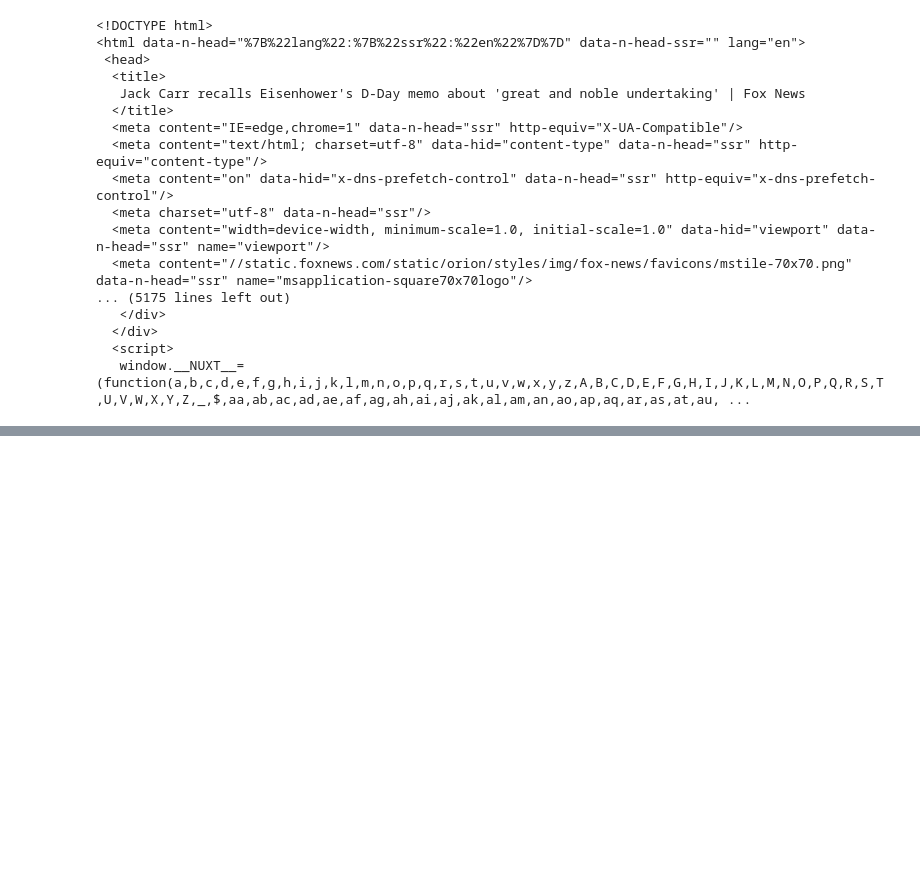
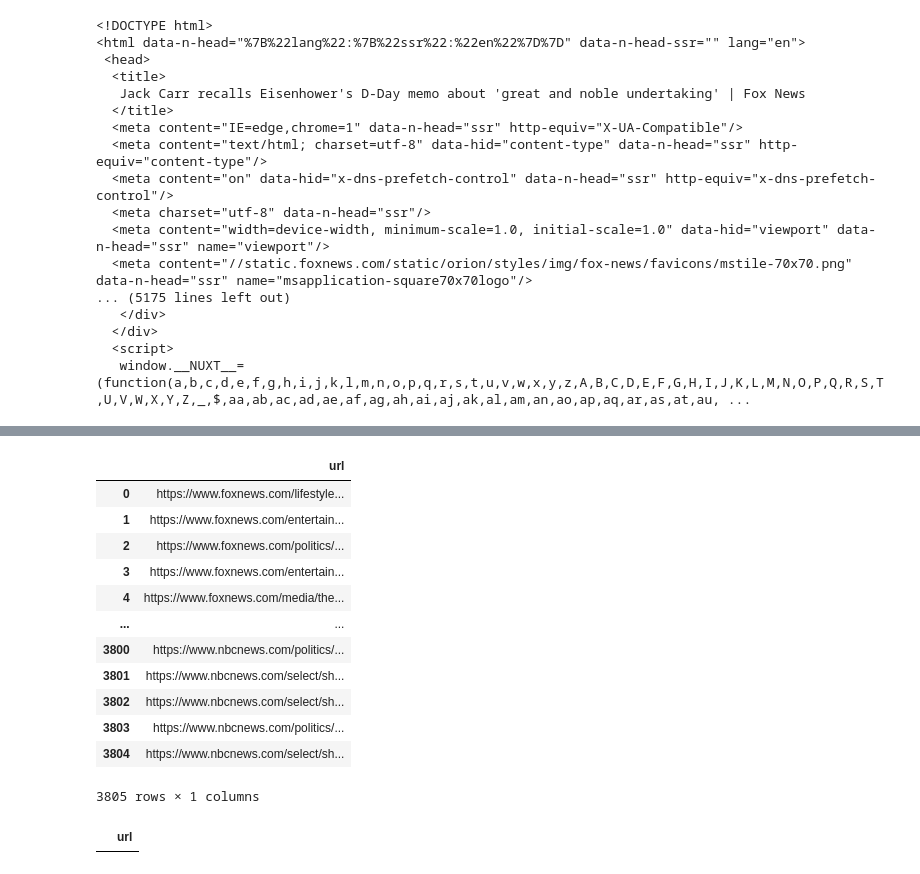
Before and after one commit to r0hankrishnan/cis-5190-news, a Jupyter notebook: notebooks/01_scraping_demo.ipynb, the cells around one changed output, grey strips where cells are left out. Saved outputs shown, nothing was run; the diff lists cells and outputs as text; code cells hidden in the pictures; blank space fills up the shorter version.

```diff
--- a/notebooks/01_scraping_demo.ipynb
+++ b/notebooks/01_scraping_demo.ipynb
@@ -198,0 +205,16 @@ article_info = {
+# %%
+links
+# %% [output]
+|  | url |
+| 0 | https://www.foxnews.com/lifestyle... |
+| 1 | https://www.foxnews.com/entertain... |
+| 2 | https://www.foxnews.com/politics/... |
+| 3 | https://www.foxnews.com/entertain... |
+| 4 | https://www.foxnews.com/media/the... |
+| ... | ... |
+| 3800 | https://www.nbcnews.com/politics/... |
+| 3801 | https://www.nbcnews.com/select/sh... |
+| 3802 | https://www.nbcnews.com/select/sh... |
+| 3803 | https://www.nbcnews.com/politics/... |
+| 3804 | https://www.nbcnews.com/select/sh... |
+3805 rows × 1 columns
@@ -198,0 +223,4 @@ article_info = {
+# %%
+fox_links[fox_links["url"].str.contains("nbcnews")]
+# %% [output]
+|  | url |
```
Also changed, not shown: parts of 16 cells of this notebook.
